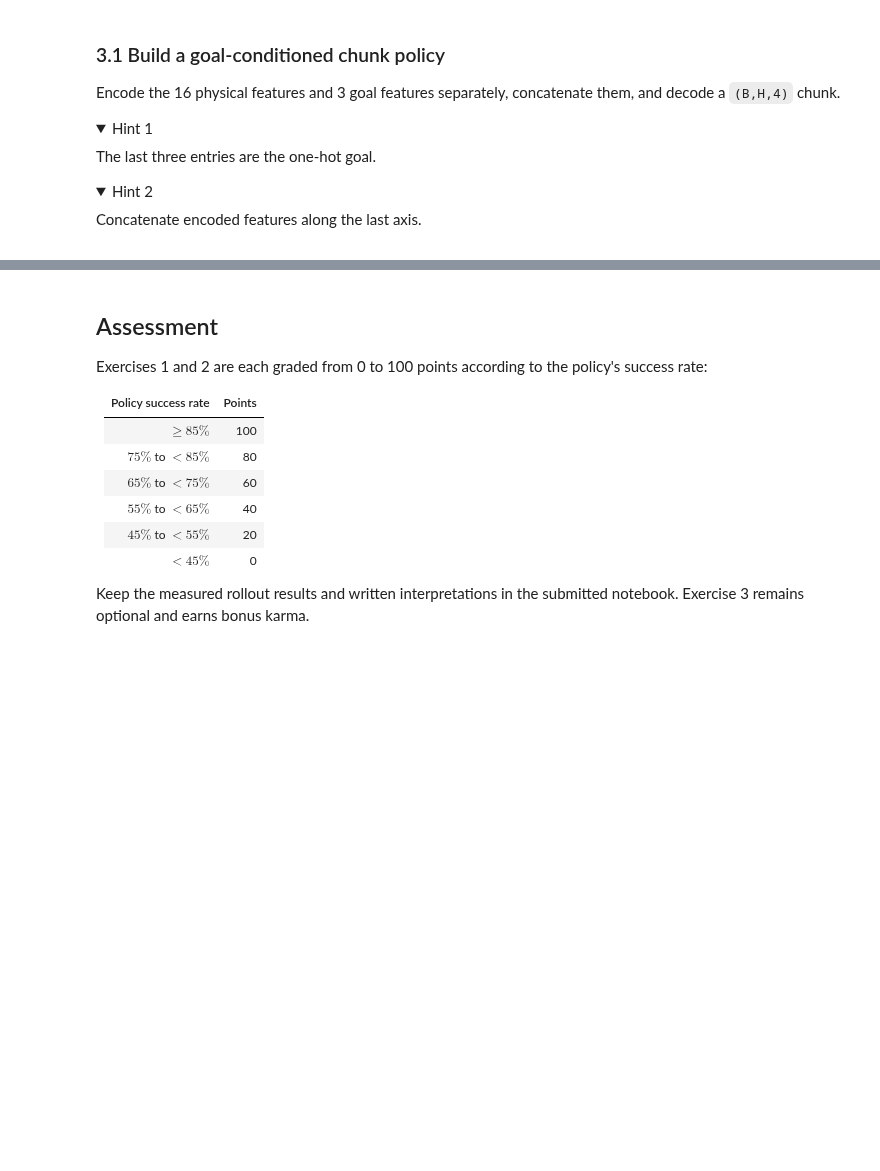
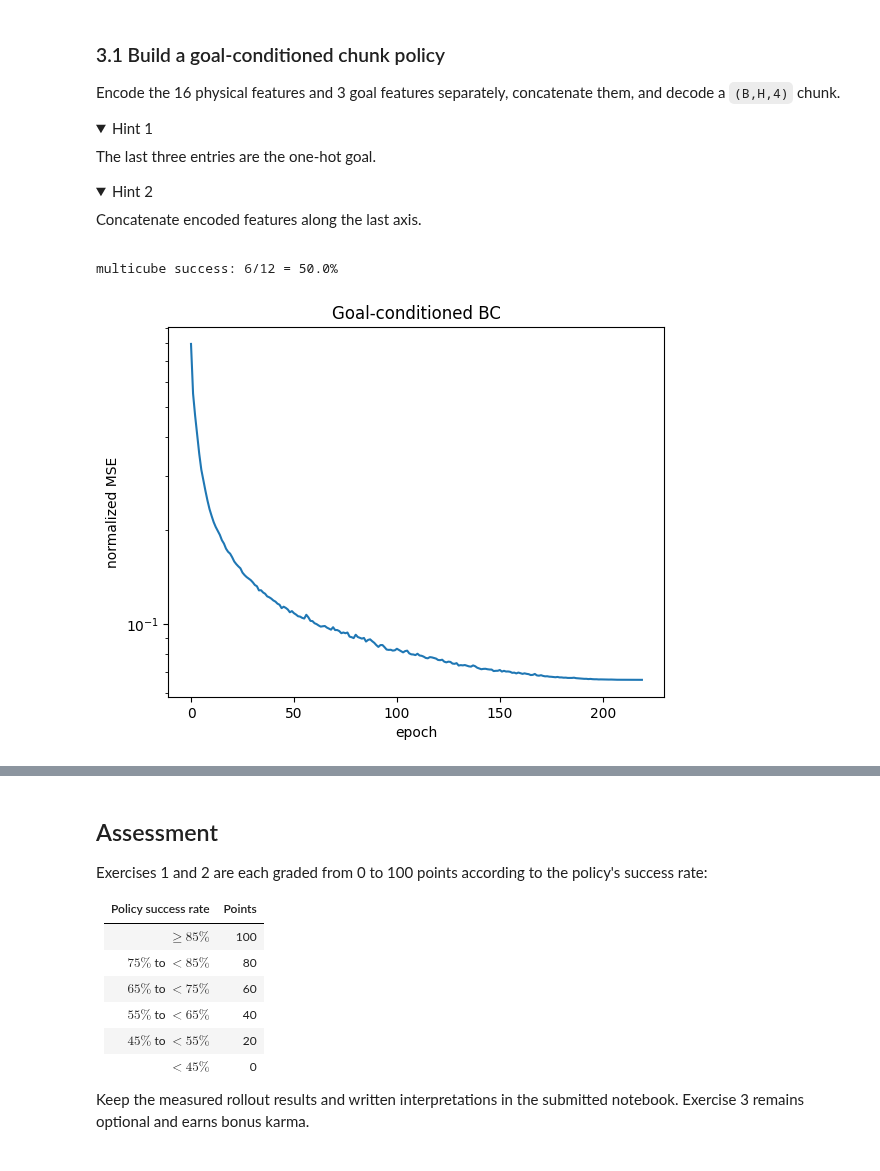
Before and after one commit to comprock15/multimodal-vla-course, a Jupyter notebook: 02-imitation-learning/notebooks/seminar_02_imitation_learning_student.ipynb, the cells around one changed output, grey strips where cells are left out. Cells and saved outputs as stored; diff of their text form; code cells hidden in the pictures; folded sections open; blank space fills up the shorter version.

```diff
--- a/02-imitation-learning/notebooks/seminar_02_imitation_learning_student.ipynb
+++ b/02-imitation-learning/notebooks/seminar_02_imitation_learning_student.ipynb
@@ -716,22 +898,42 @@ class GoalConditionedPolicy(nn.Module):
     def __init__(self, state_dim, action_dim=4, chunk_size=16, hidden_dim=256):
         super().__init__()
         # TO DO: scene encoder, goal encoder, and chunk decoder.
-        raise NotImplementedError('Bonus Task 3.1')
+        self.chunk_size = chunk_size
+        self.action_dim = action_dim
+        self.scene_dim = state_dim - 3   # last 3 entries are the one-hot goal
+        self.scene_encoder = nn.Sequential(
+            nn.Linear(self.scene_dim, hidden_dim), nn.ReLU(),
+        )
+        self.goal_encoder = nn.Sequential(
+            nn.Linear(3, hidden_dim // 2), nn.ReLU(),
+        )
+        self.decoder = nn.Sequential(
+            nn.Linear(hidden_dim + hidden_dim // 2, hidden_dim), nn.ReLU(),
+            nn.Linear(hidden_dim, chunk_size * action_dim),
+        )
     def forward(self, state_and_goal):
-        raise NotImplementedError('Bonus Task 3.1')
+        scene = state_and_goal[..., :self.scene_dim]
+        goal = state_and_goal[..., self.scene_dim:]
+        features = torch.cat([self.scene_encoder(scene),
+                              self.goal_encoder(goal)], dim=-1)
+        out = self.decoder(features)
+        return out.reshape(-1, self.chunk_size, self.action_dim)
 # %%
 # Bonus: this cell is intentionally independent of Tasks 1–2 results.
 multi = generate_expert_dataset(
     lambda seed: SO101Env(scene='multicube', seed=seed, render_size=(96,72)),
-    episodes=30, chunk_size=CHUNK_SIZE, seed_offset=500)
+    episodes=60, chunk_size=CHUNK_SIZE, seed_offset=500)
 multi_train = multi['episode'] < 24
 goal_model, goal_norm, goal_history = train_policy(
     multi['state'], multi['action_chunk'], multi_train,
     model_cls=GoalConditionedPolicy, epochs=220)
 goal_predict = predictor(goal_model, goal_norm)
 goal_success = evaluate_policy(
     lambda s: SO101Env(scene='multicube', seed=s, render_size=(96,72)),
     goal_predict, np.arange(800, 812))
 print(f'multicube success: {goal_success.sum()}/{len(goal_success)} = {goal_success.mean():.1%}')
 plt.plot(goal_history); plt.yscale('log'); plt.xlabel('epoch'); plt.ylabel('normalized MSE');
 plt.title('Goal-conditioned BC'); plt.show()
+# %% [output]
+multicube success: 6/12 = 50.0%
+[figure, added]
```
Also changed, not shown: parts of 21 cells of this notebook, 2 other files.
